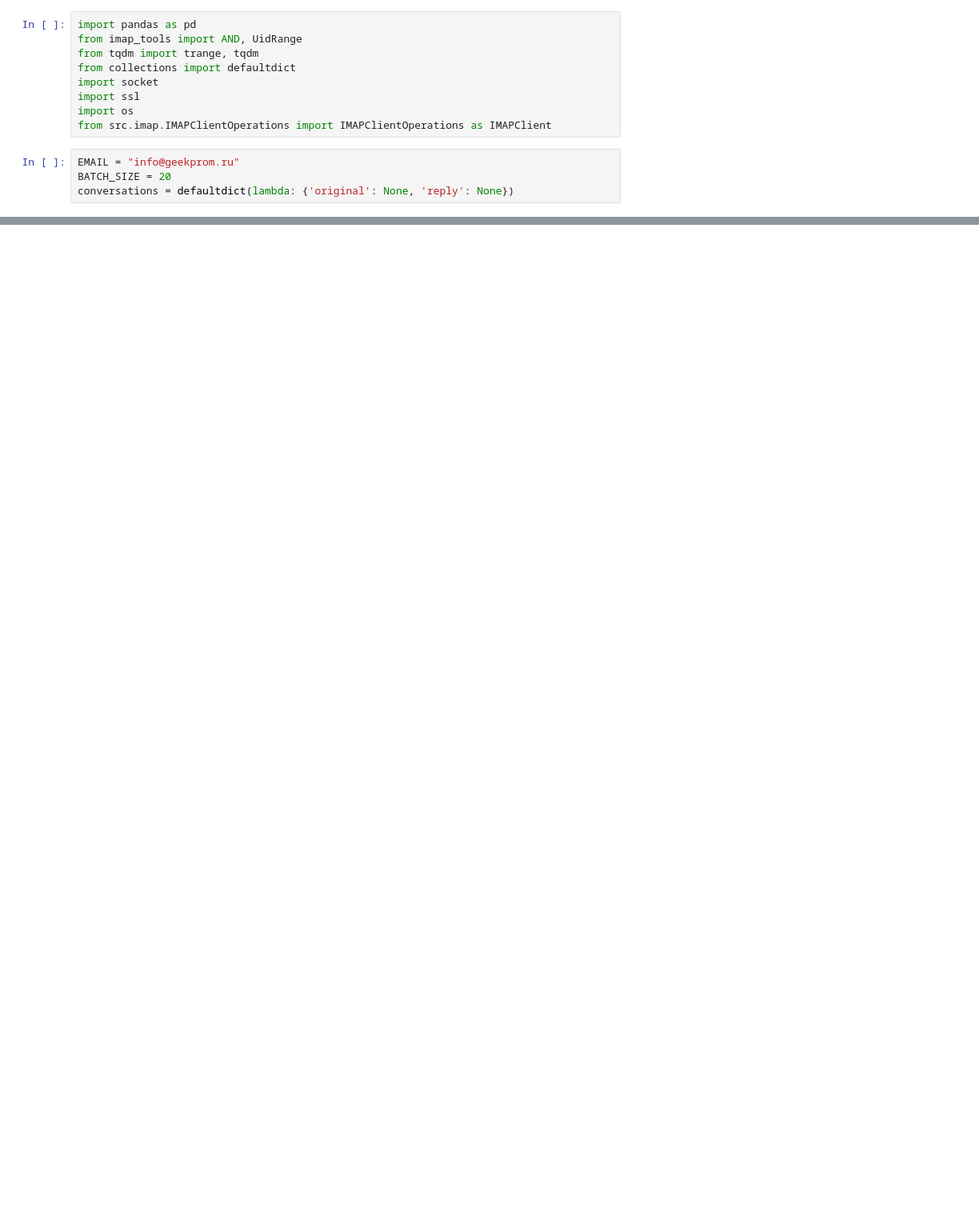
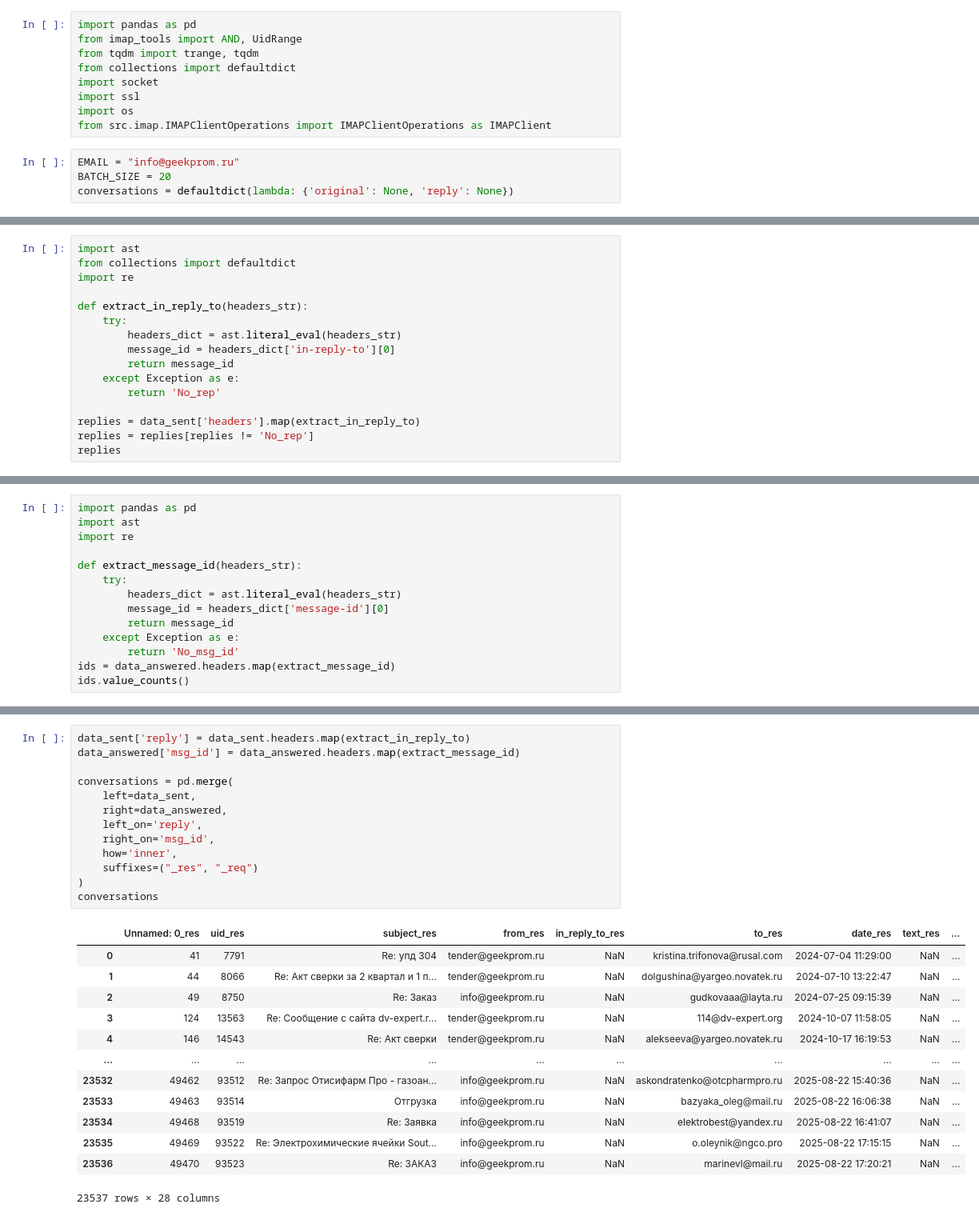
Before and after one commit to Arseso/GasRequestsSorter, a Jupyter notebook: data_collecting/collecting.ipynb, the cells around one changed output, grey strips where cells are left out. Shown at 80% size. Drawn from its saved outputs; the diff is of its cells as text; blank space fills up the shorter version.

```diff
--- a/data_collecting/collecting.ipynb
+++ b/data_collecting/collecting.ipynb
@@ -120,0 +175,16 @@ KeyboardInterrupt:
+# %%
+import ast
+from collections import defaultdict
+import re
+
+def extract_in_reply_to(headers_str):
+    try:
+        headers_dict = ast.literal_eval(headers_str)
+        message_id = headers_dict['in-reply-to'][0]
+        return message_id
+    except Exception as e:
+        return 'No_rep'
+
+replies = data_sent['headers'].map(extract_in_reply_to)
+replies = replies[replies != 'No_rep']
+replies
@@ -120,0 +204,14 @@ KeyboardInterrupt:
+# %%
+import pandas as pd
+import ast
+import re
+
+def extract_message_id(headers_str):
+    try:
+        headers_dict = ast.literal_eval(headers_str)
+        message_id = headers_dict['message-id'][0]
+        return message_id
+    except Exception as e:
+        return 'No_msg_id'
+ids = data_answered.headers.map(extract_message_id)
+ids.value_counts()
@@ -120,0 +265,27 @@ KeyboardInterrupt:
+# %%
+data_sent['reply'] = data_sent.headers.map(extract_in_reply_to)
+data_answered['msg_id'] = data_answered.headers.map(extract_message_id)
+
+conversations = pd.merge(
+    left=data_sent,
+    right=data_answered,
+    left_on='reply',
+    right_on='msg_id',
+    how='inner',
+    suffixes=("_res", "_req")
+)
+conversations
+# %% [output]
+|  | Unnamed: 0_res | uid_res | subject_res | from_res | in_reply_to_res | to_res | date_res | text_res | ... |
+| 0 | 41 | 7791 | Re: упд 304 | tender@geekprom.ru | NaN | kristina.trifonova@rusal.com | 2024-07-04 11:29:00 | NaN | ... |
+| 1 | 44 | 8066 | Re: Акт сверки за 2 квартал и 1 п... | tender@geekprom.ru | NaN | dolgushina@yargeo.novatek.ru | 2024-07-10 13:22:47 | NaN | ... |
+| 2 | 49 | 8750 | Re: Заказ | info@geekprom.ru | NaN | gudkovaaa@layta.ru | 2024-07-25 09:15:39 | NaN | ... |
+| 3 | 124 | 13563 | Re: Сообщение с сайта dv-expert.r... | tender@geekprom.ru | NaN | 114@dv-expert.org | 2024-10-07 11:58:05 | NaN | ... |
+| 4 | 146 | 14543 | Re: Акт сверки | tender@geekprom.ru | NaN | alekseeva@yargeo.novatek.ru | 2024-10-17 16:19:53 | NaN | ... |
+| ... | ... | ... | ... | ... | ... | ... | ... | ... | ... |
+| 23532 | 49462 | 93512 | Re: Запрос Отисифарм Про - газоан... | info@geekprom.ru | NaN | askondratenko@otcpharmpro.ru | 2025-08-22 15:40:36 | NaN | ... |
+| 23533 | 49463 | 93514 | Отгрузка | info@geekprom.ru | NaN | bazyaka_oleg@mail.ru | 2025-08-22 16:06:38 | NaN | ... |
+| 23534 | 49468 | 93519 | Re: Заявка | info@geekprom.ru | NaN | elektrobest@yandex.ru | 2025-08-22 16:41:07 | NaN | ... |
+| 23535 | 49469 | 93522 | Re: Электрохимические ячейки Sout... | info@geekprom.ru | NaN | o.oleynik@ngco.pro | 2025-08-22 17:15:15 | NaN | ... |
+| 23536 | 49470 | 93523 | Re: ЗАКАЗ | info@geekprom.ru | NaN | marinevl@mail.ru | 2025-08-22 17:20:21 | NaN | ... |
+23537 rows × 28 columns
```
Also changed, not shown: parts of 19 cells of this notebook, 1 other file.
